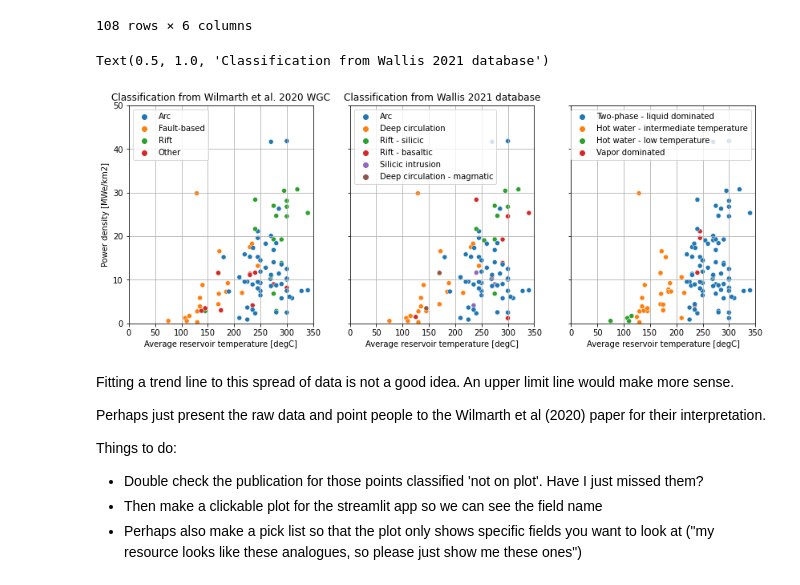
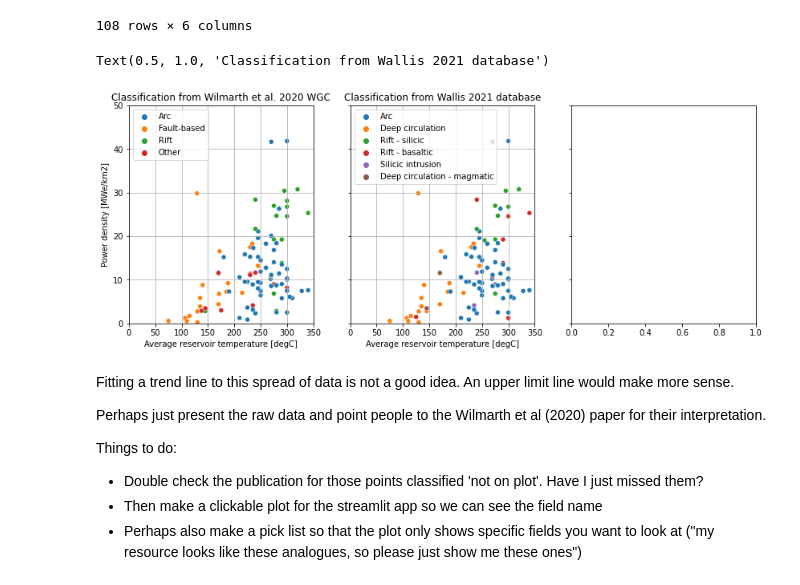
Before and after one commit to Geothermal-Resource-Capacity/Power-Density, a Jupyter notebook: notebooks/Power-density-data.ipynb, the cells around one changed output. Cells and saved outputs as stored; diff of their text form; code cells hidden in the pictures.

```diff
--- a/notebooks/Power-density-data.ipynb
+++ b/notebooks/Power-density-data.ipynb
@@ -66,35 +67,44 @@ ax = sns.scatterplot(x='aveT_degC_2020', y='PwrDens_MWperkm2_2020',
     hue='Tectonic_setting_WGC2020',
     data=pddata,
     ax=ax1)
 
 ax = sns.scatterplot(x='aveT_degC_2020', y='PwrDens_MWperkm2_2020',
     hue='System_type',
     data=pddata,
     ax=ax2)
 
+ax3 = px.scatter(
+    pddata,
+    x="aveT_degC_2020",
+    y="PwrDens_MWperkm2_2020",
+    hover_data=['Field'],
+)
+
+'''
 ax = sns.scatterplot(x='aveT_degC_2020', y='PwrDens_MWperkm2_2020',
     hue='Enthalpy',
     data=pddata,
     ax=ax3)
+'''
 
 #plt.plot(x_1dpoly, y_1dpoly,
 #    ':', color = 'tab:green', label = '1st order fit')
 #plt.plot(x_2dpoly, y_2dpoly,
 #   '-', color = 'tab:green', label = '2nd order fit')
 
-for ax in [ax1, ax2, ax3]:
+for ax in [ax1, ax2]:
     ax.legend()
     ax.grid()
     ax.set_xlim(0,350)
     ax.set_ylim(0,50)
     ax.set_xlabel('Average reservoir temperature [degC]')
 
 ax1.set_ylabel('Power density [MWe/km2]')
 ax1.set_title('Classification from Wilmarth et al. 2020 WGC')
 ax2.set_title('Classification from Wallis 2021 database')
 # %% [output]
 Text(0.5, 1.0, 'Classification from Wallis 2021 database')
-[figure, old version]
+[figure, new version]
 # %% [markdown]
 Fitting a trend line to this spread of data is not a good idea. An upper limit line would make more sense.
 
```
Also changed, not shown: parts of 2 cells of this notebook.
